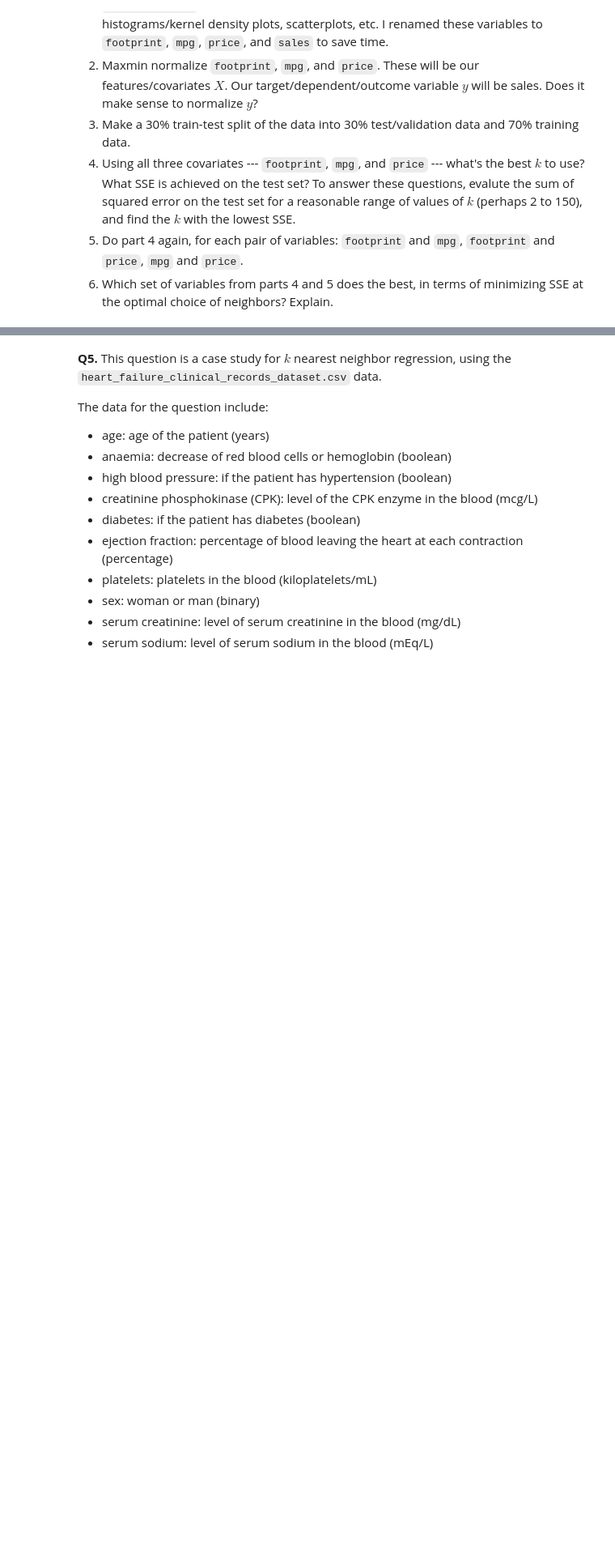
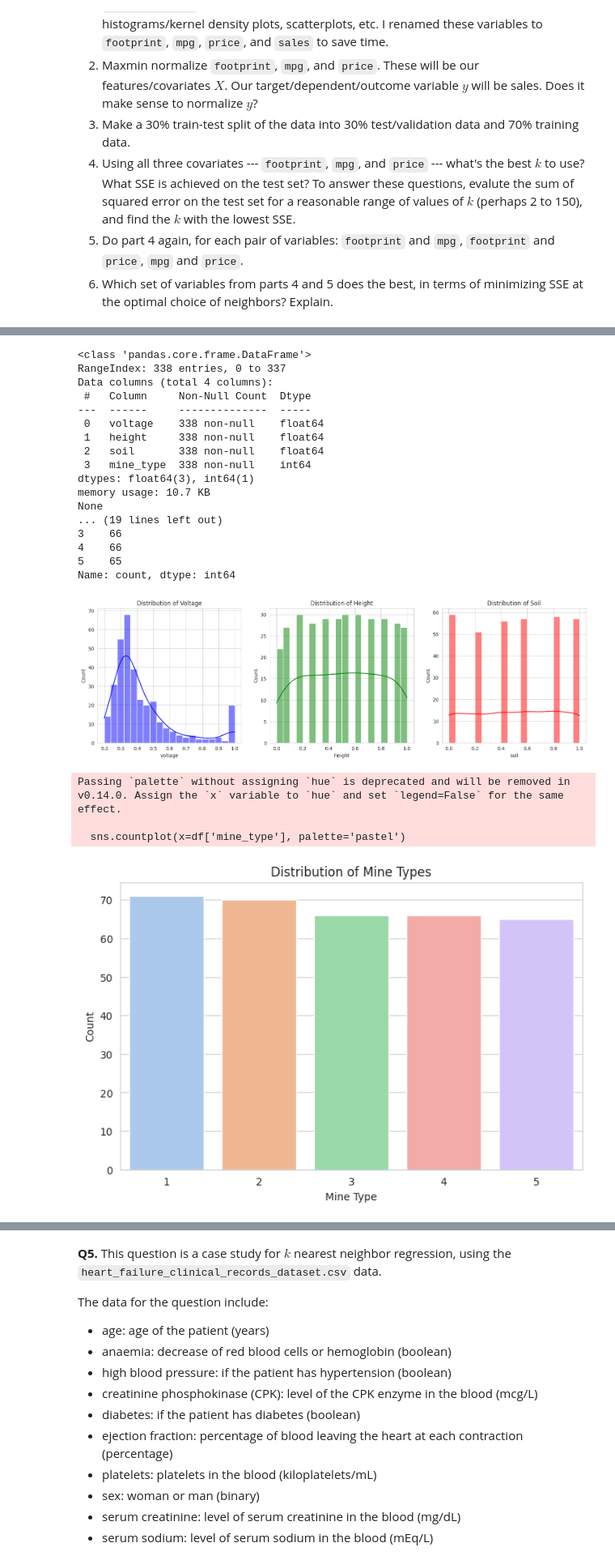
Before and after one commit to deancuva/knn, a Jupyter notebook: assignment/assignment_knn.ipynb, the cells around one changed output, grey strips where cells are left out. Shown at 81% size. Cells and saved outputs as stored; diff of their text form; code cells hidden in the pictures; blank space fills up the shorter version.

```diff
--- a/assignment/assignment_knn.ipynb
+++ b/assignment/assignment_knn.ipynb
@@ -73,0 +70,68 @@ The data consists of a label, `mine_type`, taking integer values 1 to 5, and thr
+# %%
+import pandas as pd
+import numpy as np
+import matplotlib.pyplot as plt
+import seaborn as sns
+import pandas as pd
+import matplotlib.pyplot as plt
+import seaborn as sns
+
+file_path = "https://raw.githubusercontent.com/deancuva/knn/refs/heads/main/data/land_mines.csv"
+df = pd.read_csv(file_path)
+
+print(df.info())
+
+print(df.describe())
+
+print(df.head())
+
+target_distribution = df['mine_type'].value_counts()
+print("Mine Type Distribution:\n", target_distribution)
+
+sns.set_style("whitegrid")
+
+fig, axes = plt.subplots(1, 3, figsize=(18, 5))
+
+sns.histplot(df['voltage'], bins=20, kde=True, ax=axes[0], color='blue')
+axes[0].set_title('Distribution of Voltage')
+
+sns.histplot(df['height'], bins=20, kde=True, ax=axes[1], color='green')
+axes[1].set_title('Distribution of Height')
+
+sns.histplot(df['soil'], bins=20, kde=True, ax=axes[2], color='red')
+axes[2].set_title('Distribution of Soil')
+
+plt.show()
+
+plt.figure(figsize=(8, 5))
+sns.countplot(x=df['mine_type'], palette='pastel')
+plt.title('Distribution of Mine Types')
+plt.xlabel('Mine Type')
+plt.ylabel('Count')
+plt.show()
+
+sns.pairplot(df, hue='mine_type', palette='tab10', diag_kind="hist")
+plt.show()
+# %% [output]
+<class 'pandas.core.frame.DataFrame'>
+RangeIndex: 338 entries, 0 to 337
+Data columns (total 4 columns):
+ #   Column     Non-Null Count  Dtype
+---  ------     --------------  -----
+ 0   voltage    338 non-null    float64
+ 1   height     338 non-null    float64
+ 2   soil       338 non-null    float64
+ 3   mine_type  338 non-null    int64
+dtypes: float64(3), int64(1)
+memory usage: 10.7 KB
+None
+... (19 lines left out)
+3    66
+4    66
+5    65
+Name: count, dtype: int64
+[figure, added]
+Passing `palette` without assigning `hue` is deprecated and will be removed in v0.14.0. Assign the `x` variable to `hue` and set `legend=False` for the same effect.
+
+  sns.countplot(x=df['mine_type'], palette='pastel')
+[figure, added]
```
Also changed, not shown: parts of 11 cells of this notebook.
